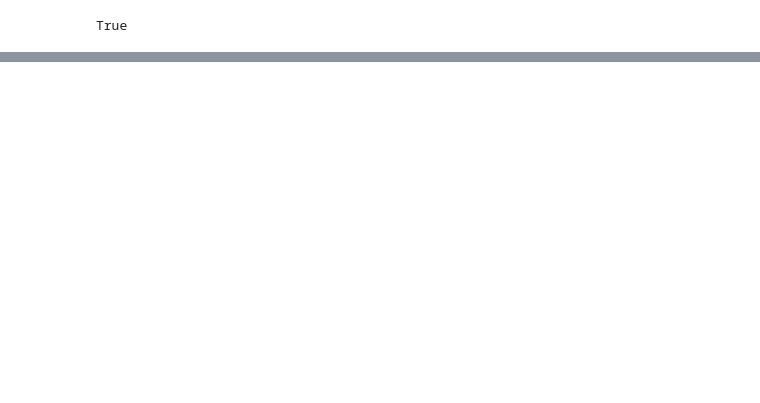
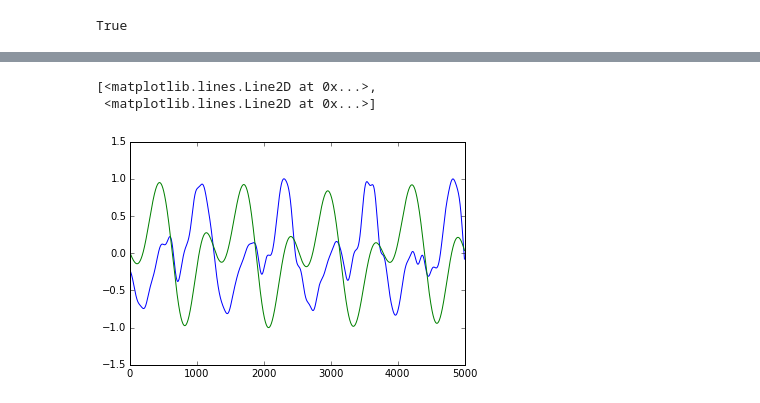
Before and after one commit to catniplab/vlgp, a Jupyter notebook: latent_only.ipynb, the cells around one changed output, grey strips where cells are left out. Cells and saved outputs as stored; diff of their text form; code cells hidden in the pictures; blank space fills up the shorter version.

```diff
--- a/latent_only.ipynb
+++ b/latent_only.ipynb
@@ -282,0 +253,17 @@ chol.shape
+# %%
+def varimax(Phi, gamma = 1.0, q = 20, tol = 1e-6):
+    from scipy import linalg
+    from numpy import eye, asarray, dot, sum
+    p,k = Phi.shape
+    R = eye(k)
+    d=0
+    for i in range(q):
+        d_old = d
+        Lambda = dot(Phi, R)
+        u,s,vh = linalg.svd(dot(Phi.T,asarray(Lambda)**3 - (gamma/p) * dot(Lambda, diag(diag(dot(Lambda.T,Lambda))))))
+        R = dot(u,vh)
+        d = sum(s)
+        if d_old!=0 and d/d_old < 1 + tol: break
+    return dot(Phi, R)
+# %%
+r1 = varimax(m1)
@@ -282,0 +280,6 @@ chol.shape
+# %%
+plot(r1)
+# %% [output]
+[<matplotlib.lines.Line2D at 0x...>,
+ <matplotlib.lines.Line2D at 0x...>]
+[figure, added]
```
Also changed, not shown: parts of 12 cells of this notebook, 4 other files.
